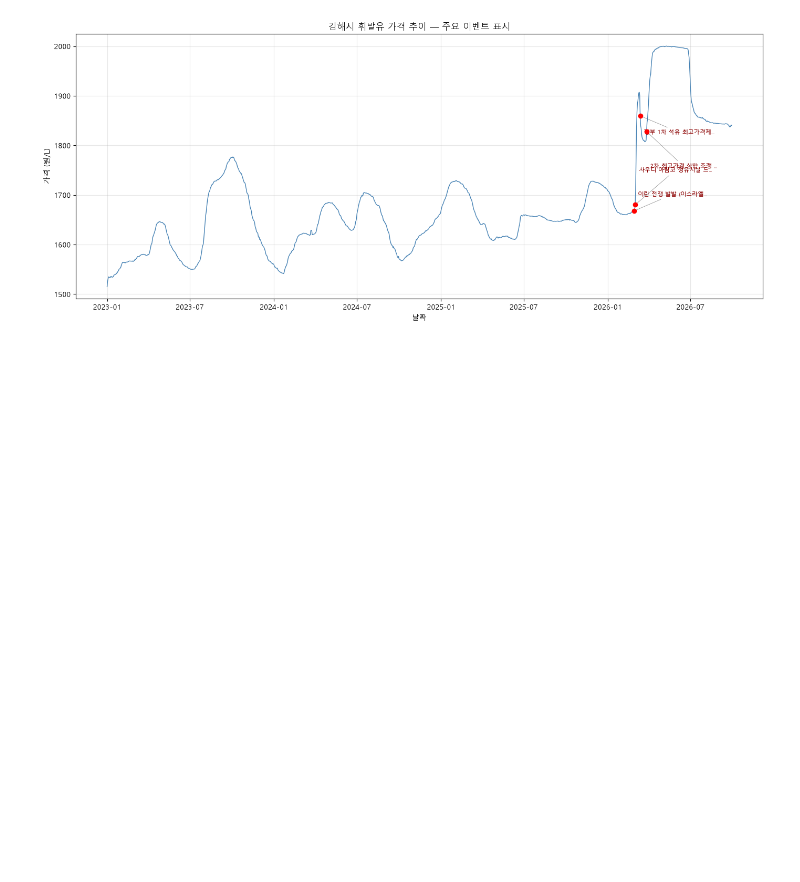
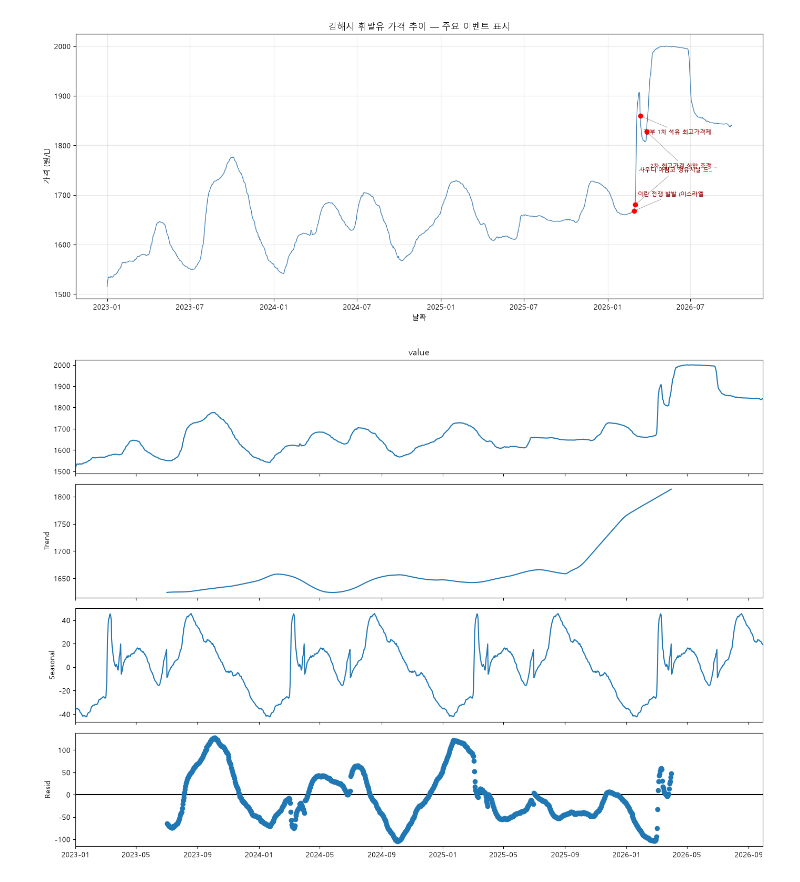
Before and after one commit to cherry5525/M1-1_oil-price-assistant, a Jupyter notebook: notebook/analysis.ipynb, the cells around one changed output. Cells and saved outputs as stored; diff of their text form; code cells hidden in the pictures; blank space fills up the shorter version.

```diff
--- a/notebook/analysis.ipynb
+++ b/notebook/analysis.ipynb
@@ -3,7 +3,8 @@ import pandas as pd
 import glob
 import os
 
-file_paths = glob.glob("../data/gimhae_*.csv")
+# 원본 연도별 파일만 정확히 지정 (가공된 결과 파일은 제외)
+file_paths = glob.glob("../data/gimhae_20[0-9][0-9].csv")
 print("찾은 파일:", file_paths)
 
 df_list = [pd.read_csv(f, encoding="cp949") for f in file_paths]
@@ -302,3 +302,18 @@ plt.savefig("../notebook/04_price_with_events.png", dpi=150)
 plt.show()
 # %% [output]
 [figure]
+# %%
+from statsmodels.tsa.seasonal import seasonal_decompose
+
+# 날짜를 인덱스로 설정하고, 일별 데이터이므로 주기(period)는 365(연간 계절성)로 지정
+ts = daily_avg.set_index("date")["value"]
+
+decomposition = seasonal_decompose(ts, model="additive", period=365)
+
+fig = decomposition.plot()
+fig.set_size_inches(14, 10)
+plt.tight_layout()
+plt.savefig("../notebook/05_seasonal_decompose.png", dpi=150)
+plt.show()
+# %% [output]
+[figure, added]
```
Also changed, not shown: parts of 9 cells of this notebook, 4 other files.
